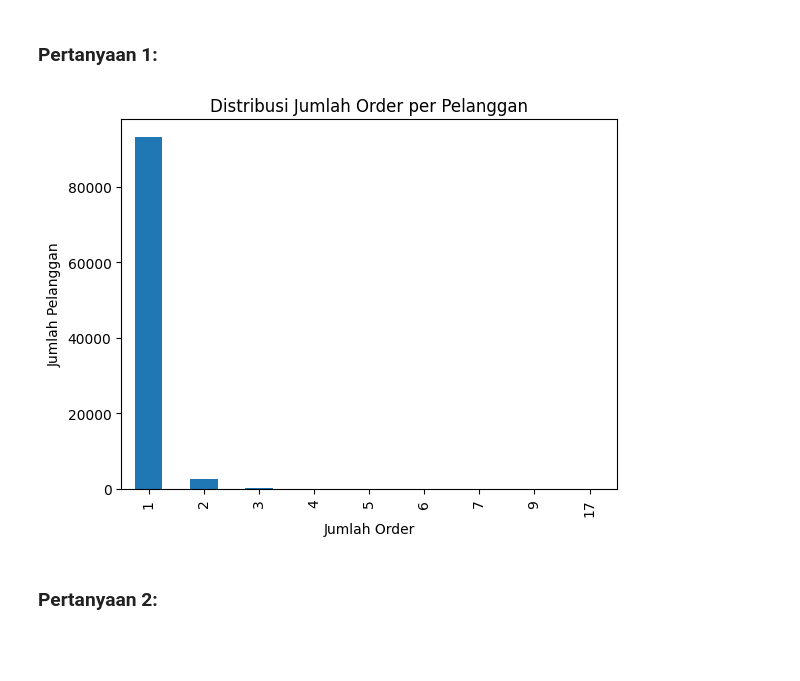
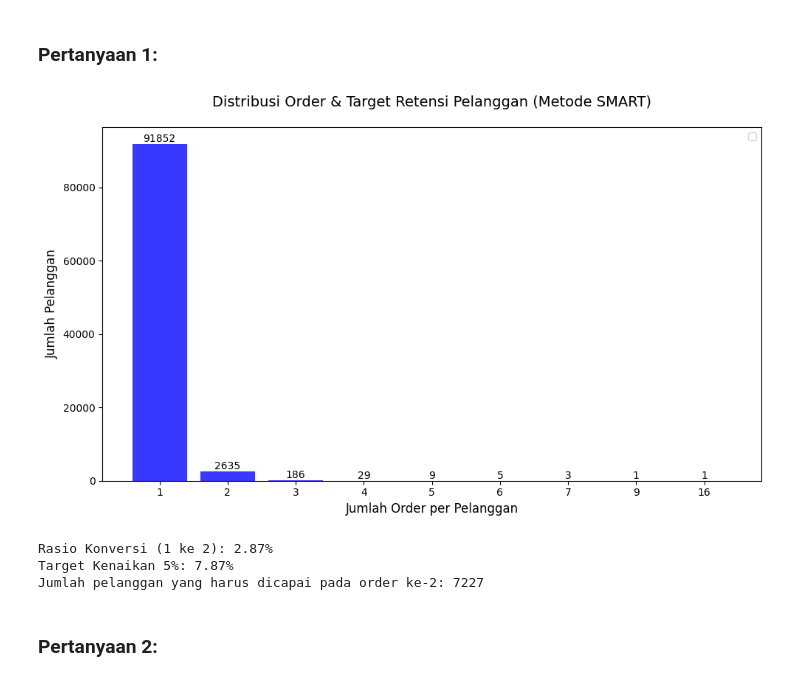
Before and after one commit to Dziarur/Analis-Fundamental-Data, a Jupyter notebook: notebook.ipynb, the cells around one changed output. Cells and saved outputs as stored; diff of their text form; code cells hidden in the pictures; blank space fills up the shorter version.

```diff
--- a/notebook.ipynb
+++ b/notebook.ipynb
@@ -363,6 +363,3 @@ dtype: int64
 ## Exploratory Data Analysis (EDA)
 # %% [markdown]
 ### Explore ...
-# %%
-orders = orders.merge(customers, on='customer_id')
-orders.info()
@@ -401,7 +366,8 @@ dtype: int64
 # %%
-rating_df =(
-    reviews
-    .merge(items, on='order_id')
-    .merge(product, on='product_id')
+df = (
+    orders
+    .merge(customers[['customer_id', 'customer_unique_id']], on='customer_id')
+    .merge(reviews[['order_id', 'review_score']], on='order_id')
+    .merge(items[['order_id', 'product_id']], on='order_id')
+    .merge(product[['product_id', 'product_category_name']], on='product_id')
 )
-rating_df.info()
@@ -443,0 +374,3 @@ dtype: float64
+# %%
+order_counts = df.groupby('customer_unique_id')['order_id'].nunique()
+dist = order_counts.value_counts().sort_index()
@@ -492,13 +438,30 @@ product_clean.to_csv('product_clean.csv', index=False)
 ## Visualization & Explanatory Analysis
 # %% [markdown]
 ### Pertanyaan 1:
-# %%
-repeat.value_counts().sort_index().plot(kind='bar')
-plt.title("Distribusi Jumlah Order per Pelanggan")
-plt.xlabel("Jumlah Order")
-plt.ylabel("Jumlah Pelanggan")
-plt.show()
-# %% [output]
-[figure, removed]
+# %%
+plt.figure(figsize=(10, 6))
+bars = plt.bar(dist.index.astype(str), dist.values, color="blue", alpha=0.78)
+for bar in bars:
+  yval = bar.get_height()
+  plt.text(bar.get_x() + bar.get_width()/2, yval, round(yval, 2), ha='center', va='bottom')
+
+plt.title('Distribusi Order & Target Retensi Pelanggan (Metode SMART)', fontsize=14, pad=20)
+plt.xlabel('Jumlah Order per Pelanggan', fontsize=12)
+plt.ylabel('Jumlah Pelanggan', fontsize=12)
+plt.xticks(dist.index.astype(str))
+plt.legend()
+
+plt.tight_layout()
+plt.show()
+# %% [output]
+[figure, added]
+# %%
+print(f"Rasio Konversi (1 ke 2): {conv_rate:.2f}%")
+print(f"Target Kenaikan 5%: {target_rate:.2f}%")
+print(f"Jumlah pelanggan yang harus dicapai pada order ke-2: {int(target_val)}")
+# %% [output]
+Rasio Konversi (1 ke 2): 2.87%
+Target Kenaikan 5%: 7.87%
+Jumlah pelanggan yang harus dicapai pada order ke-2: 7227
 # %% [markdown]
 ### Pertanyaan 2:
```
Also changed, not shown: parts of 15 cells of this notebook, 1 other file.
